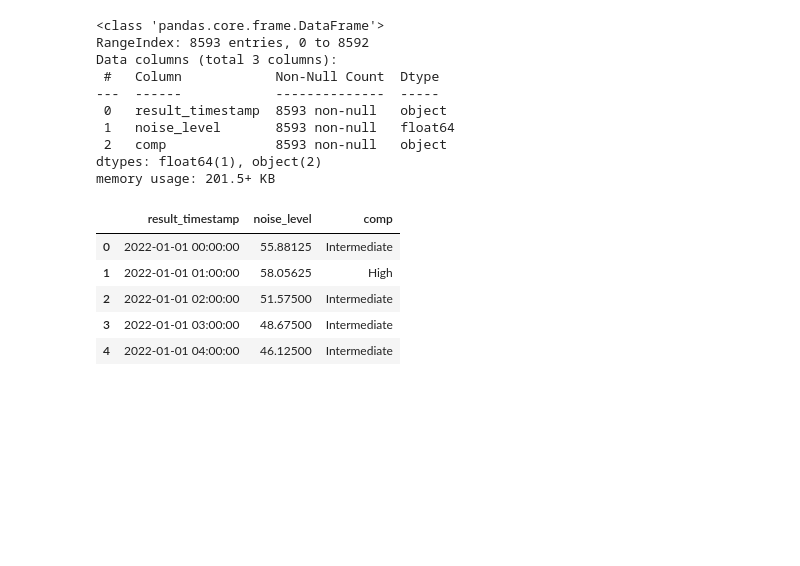
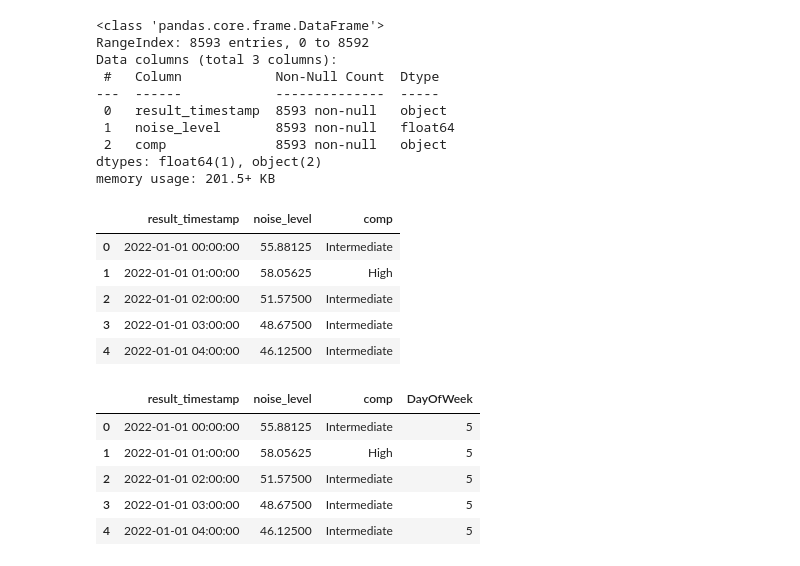
Before and after one commit to joaodpcm/MDA, a Jupyter notebook: noise_avarage.ipynb, the cells around one changed output. Saved outputs shown, nothing was run; the diff lists cells and outputs as text; code cells hidden in the pictures; blank space fills up the shorter version.

```diff
--- a/noise_avarage.ipynb
+++ b/noise_avarage.ipynb
@@ -24,3 +24,17 @@ memory usage: 201.5+ KB
 | 2 | 2022-01-01 02:00:00 | 51.57500 | Intermediate |
 | 3 | 2022-01-01 03:00:00 | 48.67500 | Intermediate |
 | 4 | 2022-01-01 04:00:00 | 46.12500 | Intermediate |
+# %%
+noise['result_timestamp'] = pd.to_datetime(noise['result_timestamp'])
+
+# Extract the day of the week (0 = Monday, 6 = Sunday)
+noise['DayOfWeek'] = noise['result_timestamp'].dt.dayofweek
+# %%
+noise.head()
+# %% [output]
+|  | result_timestamp | noise_level | comp | DayOfWeek |
+| 0 | 2022-01-01 00:00:00 | 55.88125 | Intermediate | 5 |
+| 1 | 2022-01-01 01:00:00 | 58.05625 | High | 5 |
+| 2 | 2022-01-01 02:00:00 | 51.57500 | Intermediate | 5 |
+| 3 | 2022-01-01 03:00:00 | 48.67500 | Intermediate | 5 |
+| 4 | 2022-01-01 04:00:00 | 46.12500 | Intermediate | 5 |
```
Also changed, not shown: parts of 2 cells of this notebook, 2 other files.
